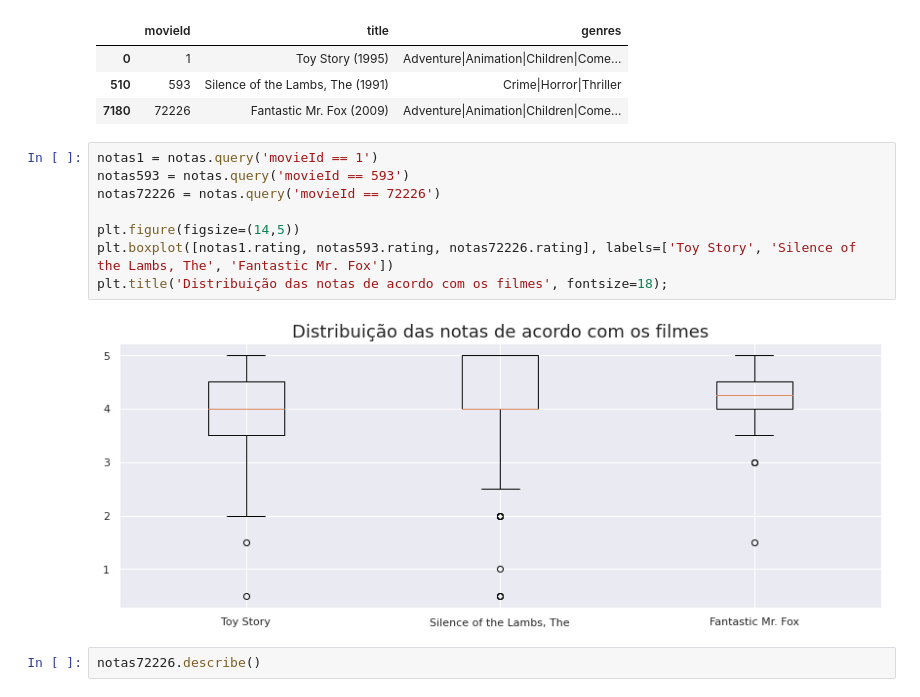
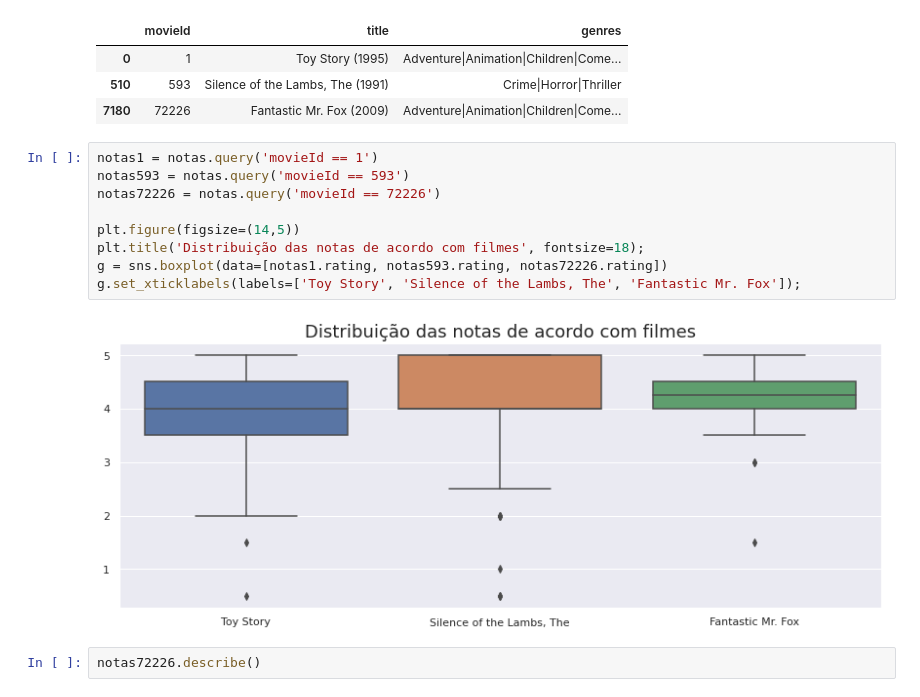
Before and after one commit to Daniel-ASG/Course_Classes, a Jupyter notebook: data_science_introducao_a_testes_estatisticos_com_python.ipynb, the cells around one changed output. Saved outputs shown, nothing was run; the diff lists cells and outputs as text.

```diff
--- a/data_science_introducao_a_testes_estatisticos_com_python.ipynb
+++ b/data_science_introducao_a_testes_estatisticos_com_python.ipynb
@@ -433,13 +474,14 @@ filmes.query('movieId in [1, 593, 72226]')
 # %%
 notas1 = notas.query('movieId == 1')
 notas593 = notas.query('movieId == 593')
 notas72226 = notas.query('movieId == 72226')
 
 plt.figure(figsize=(14,5))
-plt.boxplot([notas1.rating, notas593.rating, notas72226.rating], labels=['Toy Story', 'Silence of the Lambs, The', 'Fantastic Mr. Fox'])
-plt.title('Distribuição das notas de acordo com os filmes', fontsize=18);
+plt.title('Distribuição das notas de acordo com filmes', fontsize=18);
+g = sns.boxplot(data=[notas1.rating, notas593.rating, notas72226.rating])
+g.set_xticklabels(labels=['Toy Story', 'Silence of the Lambs, The', 'Fantastic Mr. Fox']);
 # %% [output]
-[figure, old version]
+[figure, new version]
 # %%
 notas72226.describe()
 # %% [output]
```
Also changed, not shown: parts of 28 cells of this notebook.
